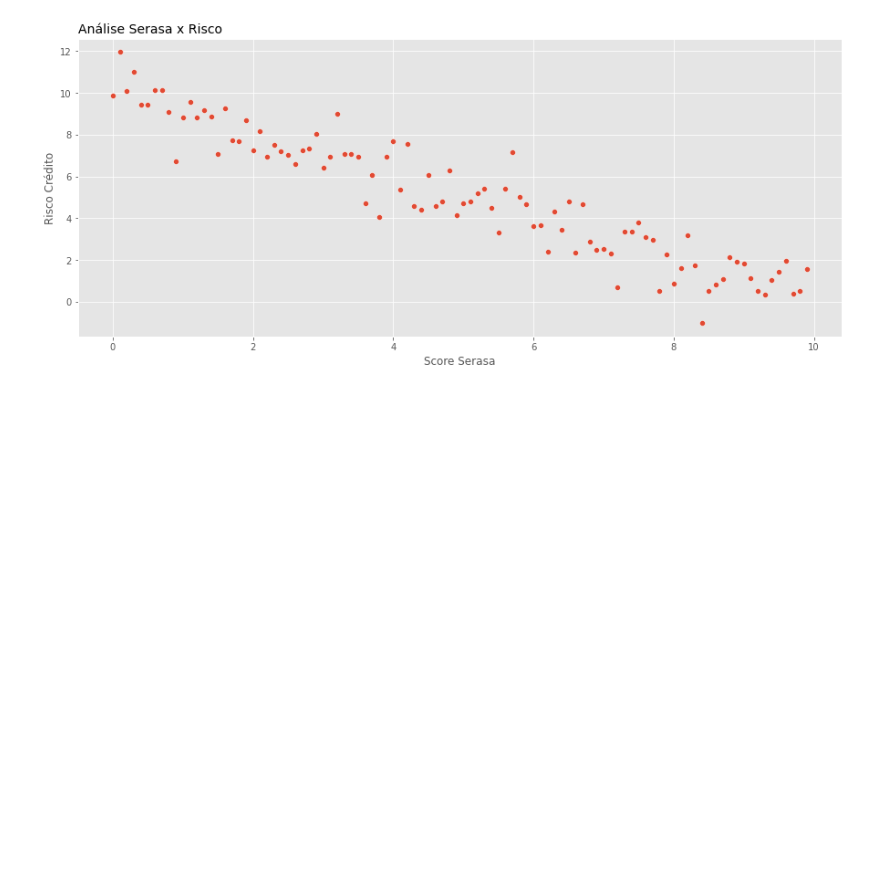
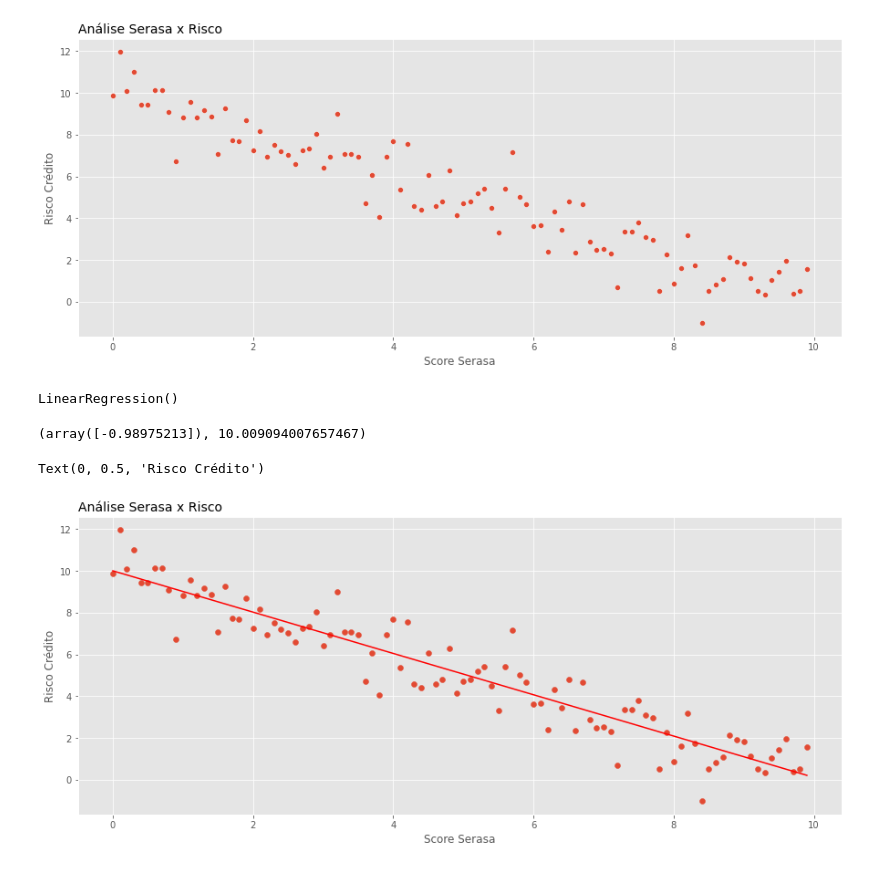
Before and after one commit to lucianawaka/bootcamp-ML, a Jupyter notebook: 9_Case_End_to_End/Model_Creation.ipynb, the cells around one changed output. Saved outputs shown, nothing was run; the diff lists cells and outputs as text; code cells hidden in the pictures; blank space fills up the shorter version.

Commit message:
Scatter with b0, b1 and intercept

```diff
--- a/9_Case_End_to_End/Model_Creation.ipynb
+++ b/9_Case_End_to_End/Model_Creation.ipynb
@@ -55,3 +55,45 @@ plt.ylabel('Risco Crédito')
 # %% [output]
 Text(0, 0.5, 'Risco Crédito')
 [figure]
+# %%
+# Modelo Linear
+
+# Modelo
+from sklearn.linear_model import LinearRegression
+# Métrica do modelo r^2
+from sklearn.metrics import r2_score
+
+# Instânciar modelo
+Modelo_Linear = LinearRegression()
+
+# Treino do Modelo
+Modelo_Linear.fit(Eixo_X.reshape(-1, 1), Eixo_Y )
+# %% [output]
+LinearRegression()
+# %%
+# Coeficientes (parâmetros)
+# B0 e B1 - que estima uma reta
+Declive = Modelo_Linear.coef_  # B0
+Inteceptar = Modelo_Linear.intercept_ # B1
+
+Declive, Inteceptar
+# %% [output]
+(array([-0.98975213]), 10.009094007657467)
+# %%
+# Plot
+# Estilo
+plt.style.use('ggplot')
+
+# Tamanho
+plt.figure( figsize=(15,6) )
+
+# Plot
+plt.title('Análise Serasa x Risco', loc='left', fontsize=14)
+plt.scatter( Eixo_X, Eixo_Y )
+plt.plot(Eixo_X, (Eixo_X * Declive + Inteceptar), color='r')
+# Labels
+plt.xlabel('Score Serasa')
+plt.ylabel('Risco Crédito')
+# %% [output]
+Text(0, 0.5, 'Risco Crédito')
+[figure, added]
```
